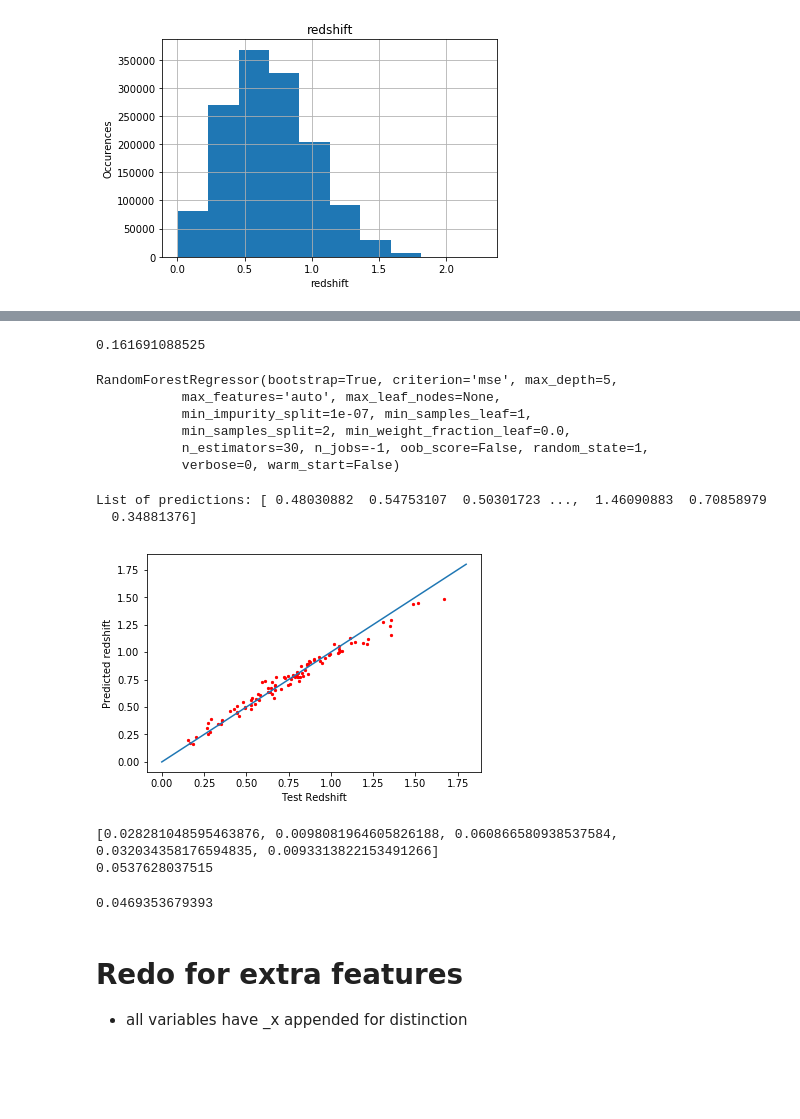
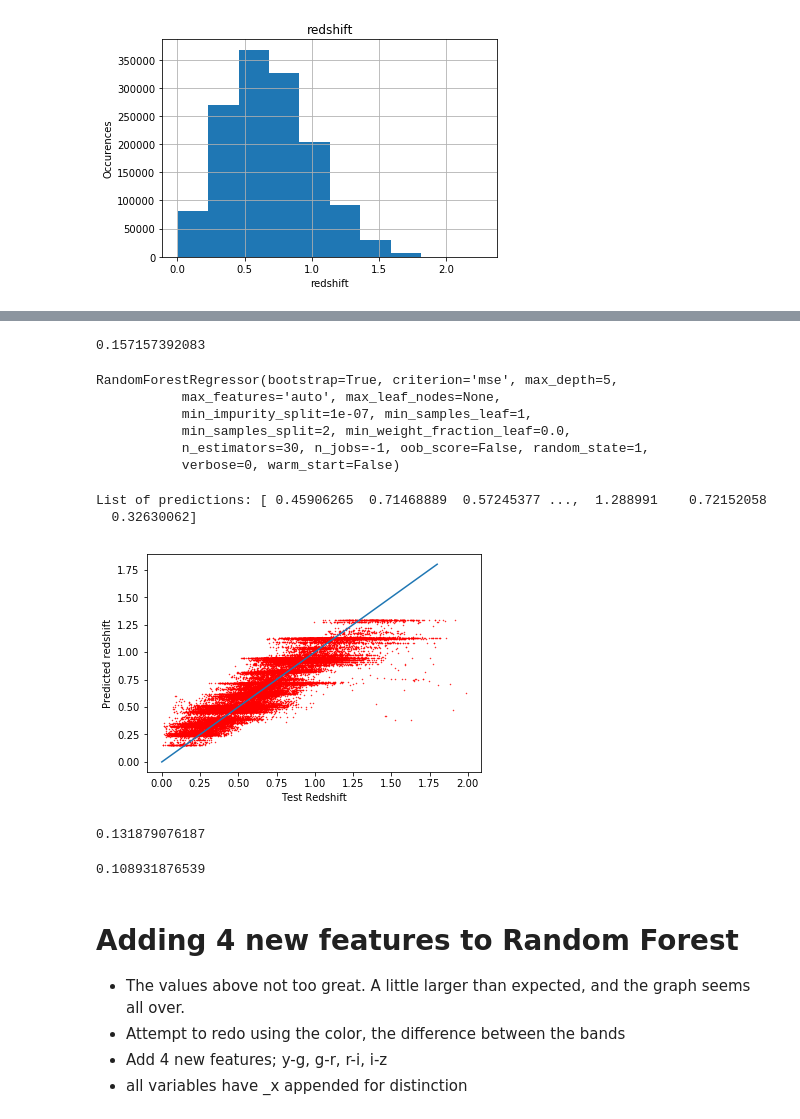
Before and after one commit to RenePiperi/Photometric-Redshift, a Jupyter notebook: PhotometricRedshift.ipynb, the cells around one changed output, grey strips where cells are left out. Drawn from its saved outputs; the diff is of its cells as text; code cells hidden in the pictures; blank space fills up the shorter version.

Commit message:
Main changes, SN3/4/5 still TBD

```diff
--- a/PhotometricRedshift.ipynb
+++ b/PhotometricRedshift.ipynb
@@ -23,2 +14,16 @@ untreated_test_data = pd.read_csv('galaxy_redshift_sims_valid.csv', sep=',')
 train_data = pd.read_csv('galaxy_redshift_sims_train.csv', sep=',')
 test_data = pd.read_csv('galaxy_redshift_sims_valid.csv', sep=',')
+# %%
+# Data treatment, remove values too large for each photometric band
+
+max_g = max(test_data['g_true'])
+max_r = max(test_data['r_true'])
+max_i = max(test_data['i_true'])
+max_z = max(test_data['z_true'])
+max_y = max(test_data['y_true'])
+
+train_data = train_data[train_data.g <= max_g]
+train_data = train_data[train_data.r <= max_r]
+train_data = train_data[train_data.i <= max_i]
+train_data = train_data[train_data.z <= max_z]
+train_data = train_data[train_data.y <= max_y]
@@ -211,12 +215,9 @@ plt.show()
 # %%
-# import for Random Forest
 from sklearn.ensemble import RandomForestRegressor
-# import for cross_validation
 from sklearn.model_selection import cross_val_score
 from numpy import sqrt
 
-# depth 10 gives 0.117197154379 with 30 n_est
-# No more than number of features fr max depth
+# Depth of 5 seems good. 3000 estimators is a decent number, further is very little improvement.
 rf = RandomForestRegressor(max_depth=5, n_estimators = 30, random_state = 1, n_jobs=-1)
 train_features = train_data[['y', 'g', 'r', 'i', 'z']]
 train_target = train_data['redshift']
@@ -225,11 +226,8 @@ cross_validation = cross_val_score(rf, train_features, train_target, scoring='ne
 print(sqrt(-cross_validation.mean()))
 
 rf.fit(train_features, train_target)
-# depth = 10, estimators = 3000, 0.11666127871
-
-# Further depth barely improves anything
 # %% [output]
-0.161691088525
+0.157157392083
 RandomForestRegressor(bootstrap=True, criterion='mse', max_depth=5,
            max_features='auto', max_leaf_nodes=None,
            min_impurity_split=1e-07, min_samples_leaf=1,
@@ -239,27 +237,21 @@ RandomForestRegressor(bootstrap=True, criterion='mse', max_depth=5,
 # %%
 Features = ['y_true', 'g_true', 'r_true', 'i_true', 'z_true']
 test_features = test_data[Features]
-# Value varies, still need to check(?)
 prediction = rf.predict(test_features)
 print "List of predictions:", prediction, "\n"
 # %% [output]
-List of predictions: [ 0.48030882  0.54753107  0.50301723 ...,  1.46090883  0.70858979
-  0.34881376]
+List of predictions: [ 0.45906265  0.71468889  0.57245377 ...,  1.288991    0.72152058
+  0.32630062]
 # %%
-# Plot against redshift
-
-plt.scatter(test_data['redshift'].tolist()[:100], prediction.tolist()[:100], s=5, color="red")
+plt.scatter(test_data['redshift'].tolist()[:30000], prediction.tolist()[:30000], s=0.2, color="red")
 plt.plot([0, 1.8], [0, 1.8])
 plt.xlabel("Test Redshift")
 plt.ylabel("Predicted redshift")
 plt.show()
 # %% [output]
-[figure, old version]
+[figure, new version]
 # %%
 import numpy as np
-# Another metric to use: Mean Absolute Error (look up sigma 68)
-# sigma_68 = np.percentile(np.abs(y_prediction - y_test), 68)
-# These 2 values should be close
 
 prediction_difference = []
 
@@ -271,16 +263,8 @@ while x < len(test_data['redshift']):
 sigma_68 = np.percentile(np.abs(prediction_difference), 68)
 
 print(sigma_68)
-
-# sig_68 shows the difference of the 2 when 68% is "taken"
-
-
-
-# Want to include the errors as features
-# Try 30k points, should work hopefully on plots
 # %% [output]
-[0.028281048595463876, 0.0098081964605826188, 0.060866580938537584, 0.032034358176594835, 0.0093313822153491266]
-0.0537628037515
+0.131879076187
 # %%
 total = 0
 for x in prediction_difference:
@@ -289,10 +273,13 @@ for x in prediction_difference:
 mean = total/len(prediction_difference)
 print(mean)
 # %% [output]
-0.0469353679393
+0.108931876539
-# %% [markdown]
-# Redo for extra features
-- all variables have _x appended for distinction
+# %% [markdown]
+# Adding 4 new features to Random Forest
+- The values above not too great. A little larger than expected, and the graph seems all over.
+- Attempt to redo using the color, the difference between the bands
+- Add 4 new features; y-g, g-r, r-i, i-z
+- all variables have _x appended for distinction
 # %%
 # creation of the new features from existing features (only a temporary data set)
 train_data['y-g'] = train_data['y'] - train_data['g']
```
Also changed, not shown: parts of 69 cells of this notebook.
